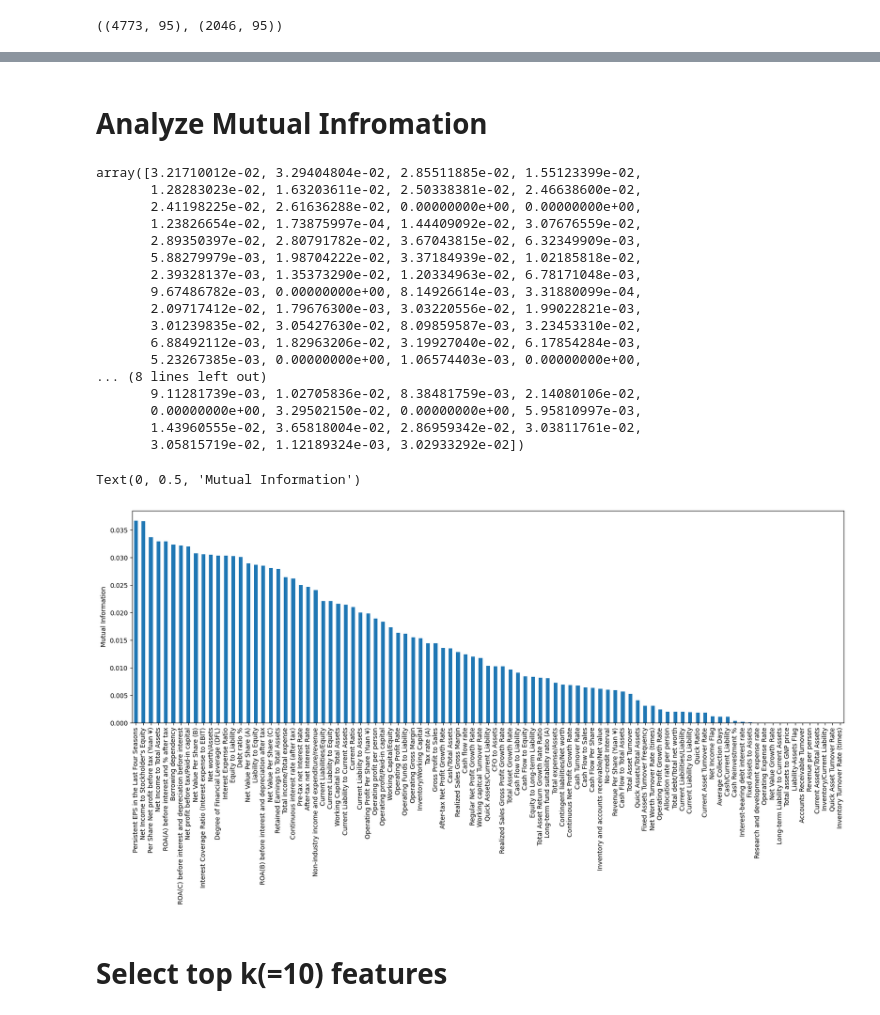
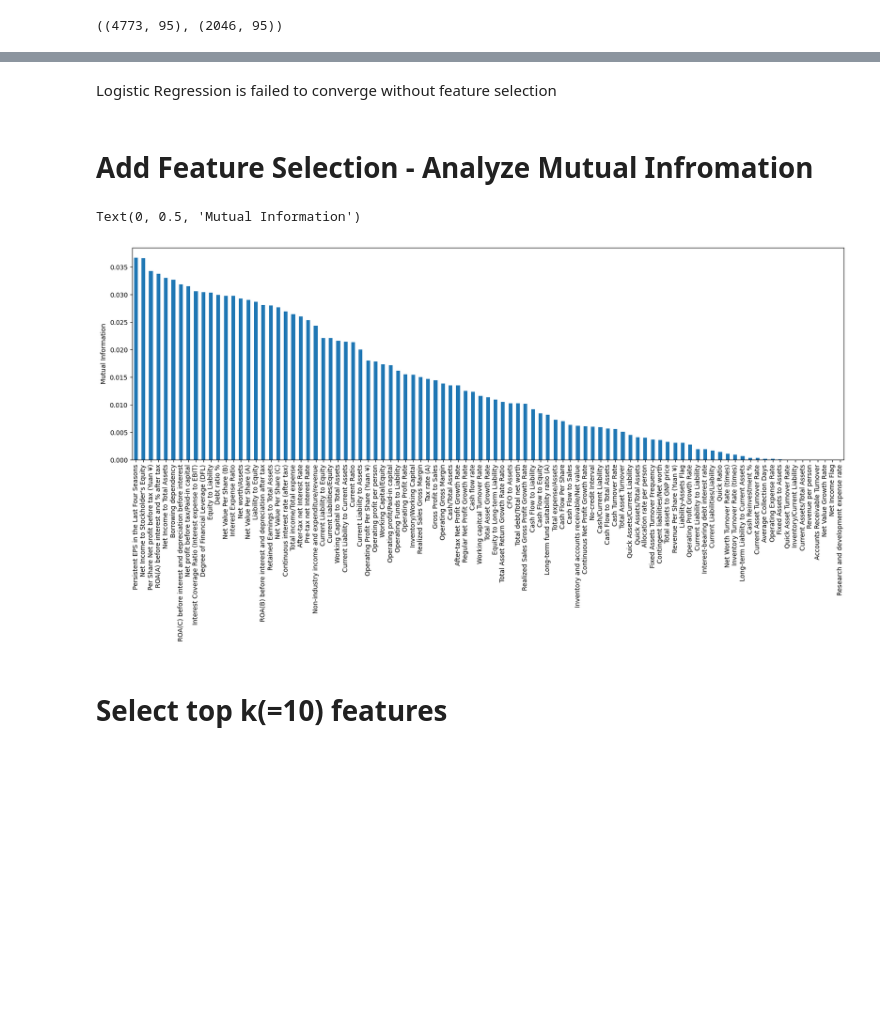
Before and after one commit to gg41825/ml-group-project, a Jupyter notebook: bankruptcy.ipynb, the cells around one changed output, grey strips where cells are left out. Drawn from its saved outputs; the diff is of its cells as text; code cells hidden in the pictures; blank space fills up the shorter version.

```diff
--- a/bankruptcy.ipynb
+++ b/bankruptcy.ipynb
@@ -99,36 +113,18 @@ X_train.shape, X_test.shape
+# %% [markdown]
+Logistic Regression is failed to converge without feature selection
 # %% [markdown]
-# Analyze Mutual Infromation
+# Add Feature Selection - Analyze Mutual Infromation
 # %%
 # the less mi value, the less information we can get from
 mi = mutual_info_classif(X_train, y_train)
-mi
+miseries = pd.Series(mi)
+miseries
+miseries.index = X_train.columns
+miseries.sort_values(ascending=False).plot.bar(figsize=(20, 6))
+plt.ylabel('Mutual Information')
 # %% [output]
-array([3.21710012e-02, 3.29404804e-02, 2.85511885e-02, 1.55123399e-02,
-       1.28283023e-02, 1.63203611e-02, 2.50338381e-02, 2.46638600e-02,
-       2.41198225e-02, 2.61636288e-02, 0.00000000e+00, 0.00000000e+00,
-       1.23826654e-02, 1.73875997e-04, 1.44409092e-02, 3.07676559e-02,
-       2.89350397e-02, 2.80791782e-02, 3.67043815e-02, 6.32349909e-03,
-       5.88279979e-03, 1.98704222e-02, 3.37184939e-02, 1.02185818e-02,
-       2.39328137e-03, 1.35373290e-02, 1.20334963e-02, 6.78171048e-03,
-       9.67486782e-03, 0.00000000e+00, 8.14926614e-03, 3.31880099e-04,
-       2.09717412e-02, 1.79676300e-03, 3.03220556e-02, 1.99022821e-03,
-       3.01239835e-02, 3.05427630e-02, 8.09859587e-03, 3.23453310e-02,
-       6.88492112e-03, 1.82963206e-02, 3.19927040e-02, 6.17854284e-03,
-       5.23267385e-03, 0.00000000e+00, 1.06574403e-03, 0.00000000e+00,
-... (8 lines left out)
-       9.11281739e-03, 1.02705836e-02, 8.38481759e-03, 2.14080106e-02,
-       0.00000000e+00, 3.29502150e-02, 0.00000000e+00, 5.95810997e-03,
-       1.43960555e-02, 3.65818004e-02, 2.86959342e-02, 3.03811761e-02,
-       3.05815719e-02, 1.12189324e-03, 3.02933292e-02])
+Text(0, 0.5, 'Mutual Information')
+[figure, added]
-# %%
-miseries = pd.Series(mi)
-miseries
-miseries.index = X_train.columns
-miseries.sort_values(ascending=False).plot.bar(figsize=(20, 6))
-plt.ylabel('Mutual Information')
-# %% [output]
-Text(0, 0.5, 'Mutual Information')
-[figure, removed]
 # %% [markdown]
 # Select top k(=10) features
 # %%
```
Also changed, not shown: parts of 15 cells of this notebook.
